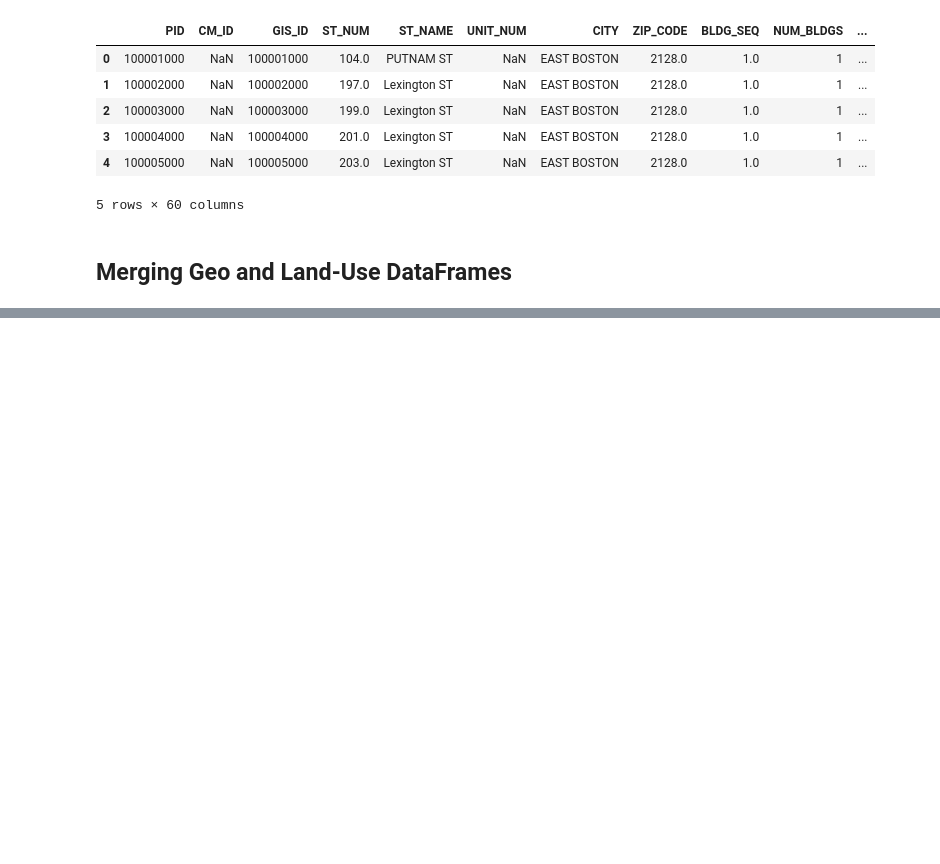
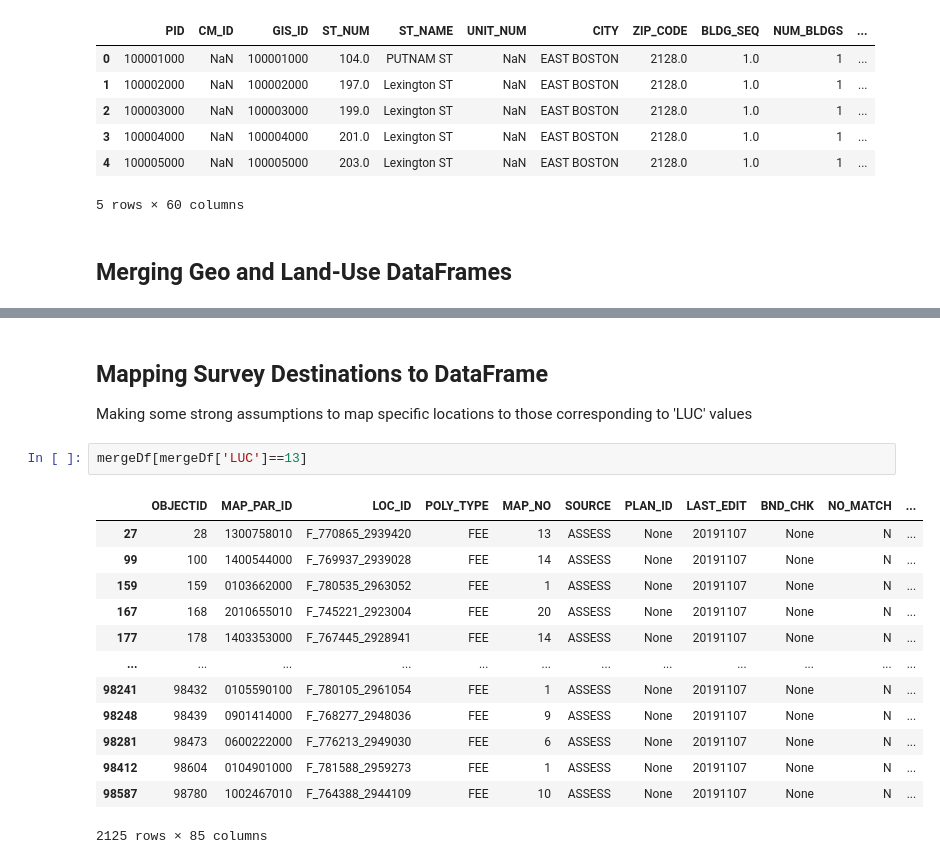
Before and after one commit to TerryEmeigh/thesis, a Jupyter notebook: geo.ipynb, the cells around one changed output, grey strips where cells are left out. Saved outputs shown, nothing was run; the diff lists cells and outputs as text; blank space fills up the shorter version.

```diff
--- a/geo.ipynb
+++ b/geo.ipynb
@@ -94,0 +177,19 @@ merged_df.plot()
+# %% [markdown]
+## <b> Mapping Survey Destinations to DataFrame </b> ##
+Making some strong assumptions to map specific locations to those corresponding to 'LUC' values
+# %%
+mergeDf[mergeDf['LUC']==13]
+# %% [output]
+|  | OBJECTID | MAP_PAR_ID | LOC_ID | POLY_TYPE | MAP_NO | SOURCE | PLAN_ID | LAST_EDIT | BND_CHK | NO_MATCH | ... |
+| 27 | 28 | 1300758010 | F_770865_2939420 | FEE | 13 | ASSESS | None | 20191107 | None | N | ... |
+| 99 | 100 | 1400544000 | F_769937_2939028 | FEE | 14 | ASSESS | None | 20191107 | None | N | ... |
+| 159 | 159 | 0103662000 | F_780535_2963052 | FEE | 1 | ASSESS | None | 20191107 | None | N | ... |
+| 167 | 168 | 2010655010 | F_745221_2923004 | FEE | 20 | ASSESS | None | 20191107 | None | N | ... |
+| 177 | 178 | 1403353000 | F_767445_2928941 | FEE | 14 | ASSESS | None | 20191107 | None | N | ... |
+| ... | ... | ... | ... | ... | ... | ... | ... | ... | ... | ... | ... |
+| 98241 | 98432 | 0105590100 | F_780105_2961054 | FEE | 1 | ASSESS | None | 20191107 | None | N | ... |
+| 98248 | 98439 | 0901414000 | F_768277_2948036 | FEE | 9 | ASSESS | None | 20191107 | None | N | ... |
+| 98281 | 98473 | 0600222000 | F_776213_2949030 | FEE | 6 | ASSESS | None | 20191107 | None | N | ... |
+| 98412 | 98604 | 0104901000 | F_781588_2959273 | FEE | 1 | ASSESS | None | 20191107 | None | N | ... |
+| 98587 | 98780 | 1002467010 | F_764388_2944109 | FEE | 10 | ASSESS | None | 20191107 | None | N | ... |
+2125 rows × 85 columns
```
Also changed, not shown: parts of 17 cells of this notebook, 1 other file.
